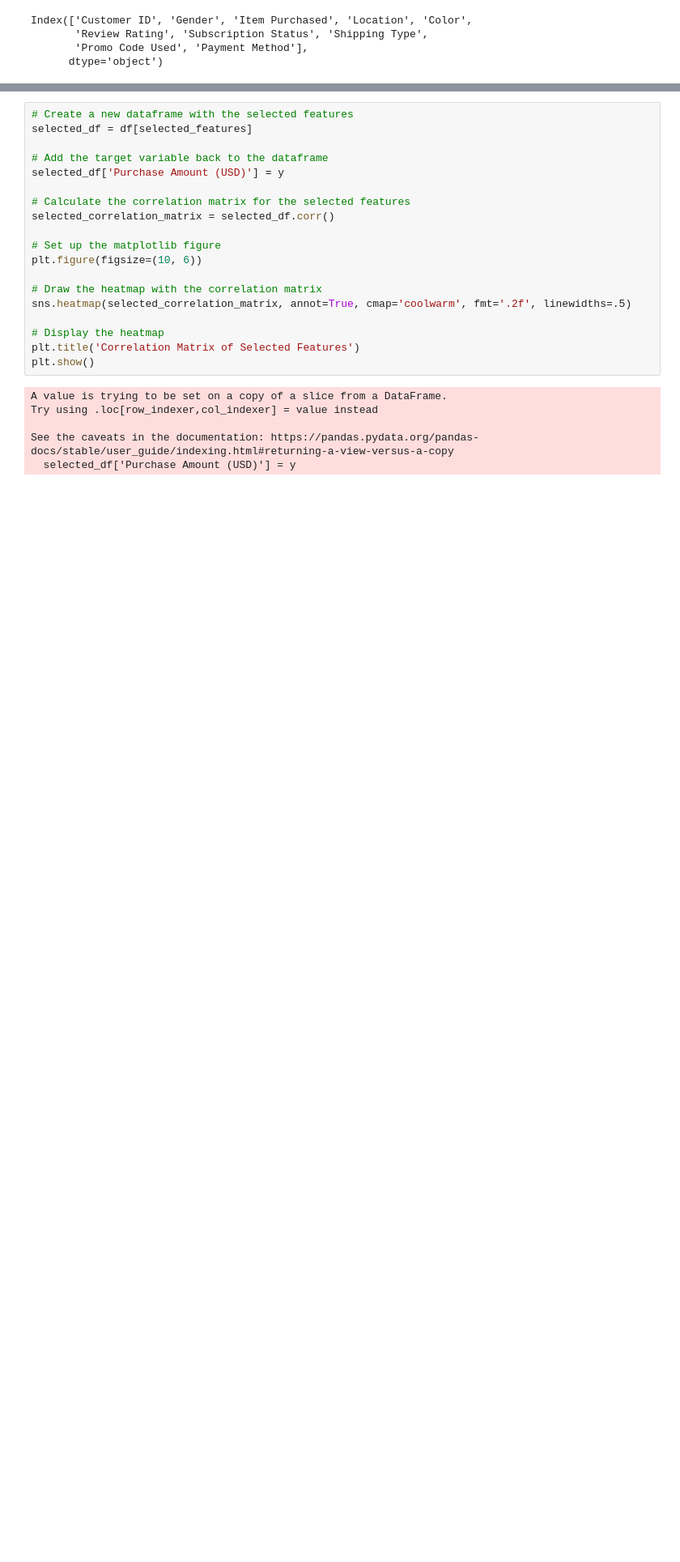
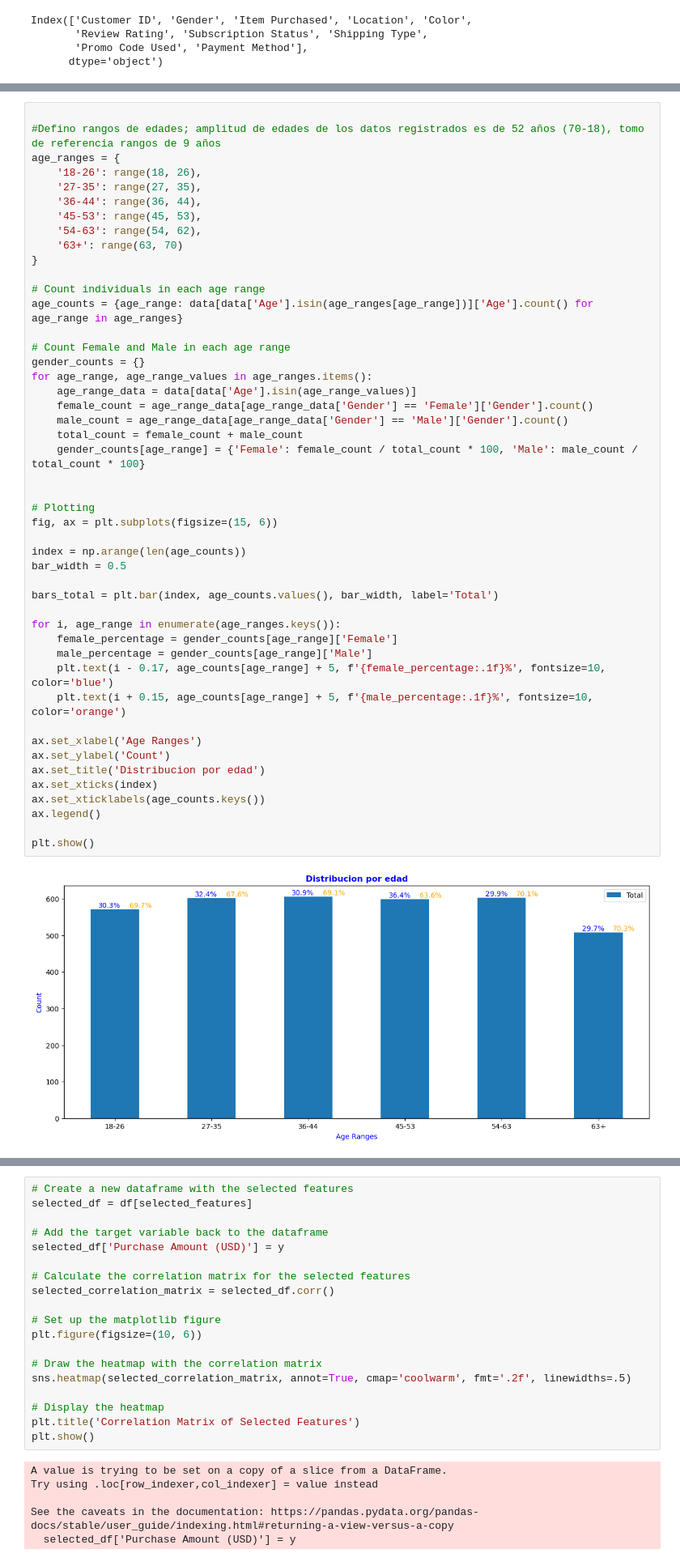
Before and after one commit to Cecchi96/ProyectoDS, a Jupyter notebook: Proyecto_Parte3Cecchini.ipynb, the cells around one changed output, grey strips where cells are left out. Shown at 81% size. Cells and saved outputs as stored; diff of their text form; blank space fills up the shorter version.

```diff
--- a/Proyecto_Parte3Cecchini.ipynb
+++ b/Proyecto_Parte3Cecchini.ipynb
@@ -217,0 +236,49 @@ Index(['Customer ID', 'Gender', 'Item Purchased', 'Location', 'Color',
+# %%
+
+#Defino rangos de edades; amplitud de edades de los datos registrados es de 52 años (70-18), tomo de referencia rangos de 9 años
+age_ranges = {
+    '18-26': range(18, 26),
+    '27-35': range(27, 35),
+    '36-44': range(36, 44),
+    '45-53': range(45, 53),
+    '54-63': range(54, 62),
+    '63+': range(63, 70)
+}
+
+# Count individuals in each age range
+age_counts = {age_range: data[data['Age'].isin(age_ranges[age_range])]['Age'].count() for age_range in age_ranges}
+
+# Count Female and Male in each age range
+gender_counts = {}
+for age_range, age_range_values in age_ranges.items():
+    age_range_data = data[data['Age'].isin(age_range_values)]
+    female_count = age_range_data[age_range_data['Gender'] == 'Female']['Gender'].count()
+    male_count = age_range_data[age_range_data['Gender'] == 'Male']['Gender'].count()
+    total_count = female_count + male_count
+    gender_counts[age_range] = {'Female': female_count / total_count * 100, 'Male': male_count / total_count * 100}
+
+
+# Plotting
+fig, ax = plt.subplots(figsize=(15, 6))
+
+index = np.arange(len(age_counts))
+bar_width = 0.5
+
+bars_total = plt.bar(index, age_counts.values(), bar_width, label='Total')
+
+for i, age_range in enumerate(age_ranges.keys()):
+    female_percentage = gender_counts[age_range]['Female']
+    male_percentage = gender_counts[age_range]['Male']
+    plt.text(i - 0.17, age_counts[age_range] + 5, f'{female_percentage:.1f}%', fontsize=10, color='blue')
+    plt.text(i + 0.15, age_counts[age_range] + 5, f'{male_percentage:.1f}%', fontsize=10, color='orange')
+
+ax.set_xlabel('Age Ranges')
+ax.set_ylabel('Count')
+ax.set_title('Distribucion por edad')
+ax.set_xticks(index)
+ax.set_xticklabels(age_counts.keys())
+ax.legend()
+
+plt.show()
+# %% [output]
+[figure, added]
```
Also changed, not shown: parts of 16 cells of this notebook.
